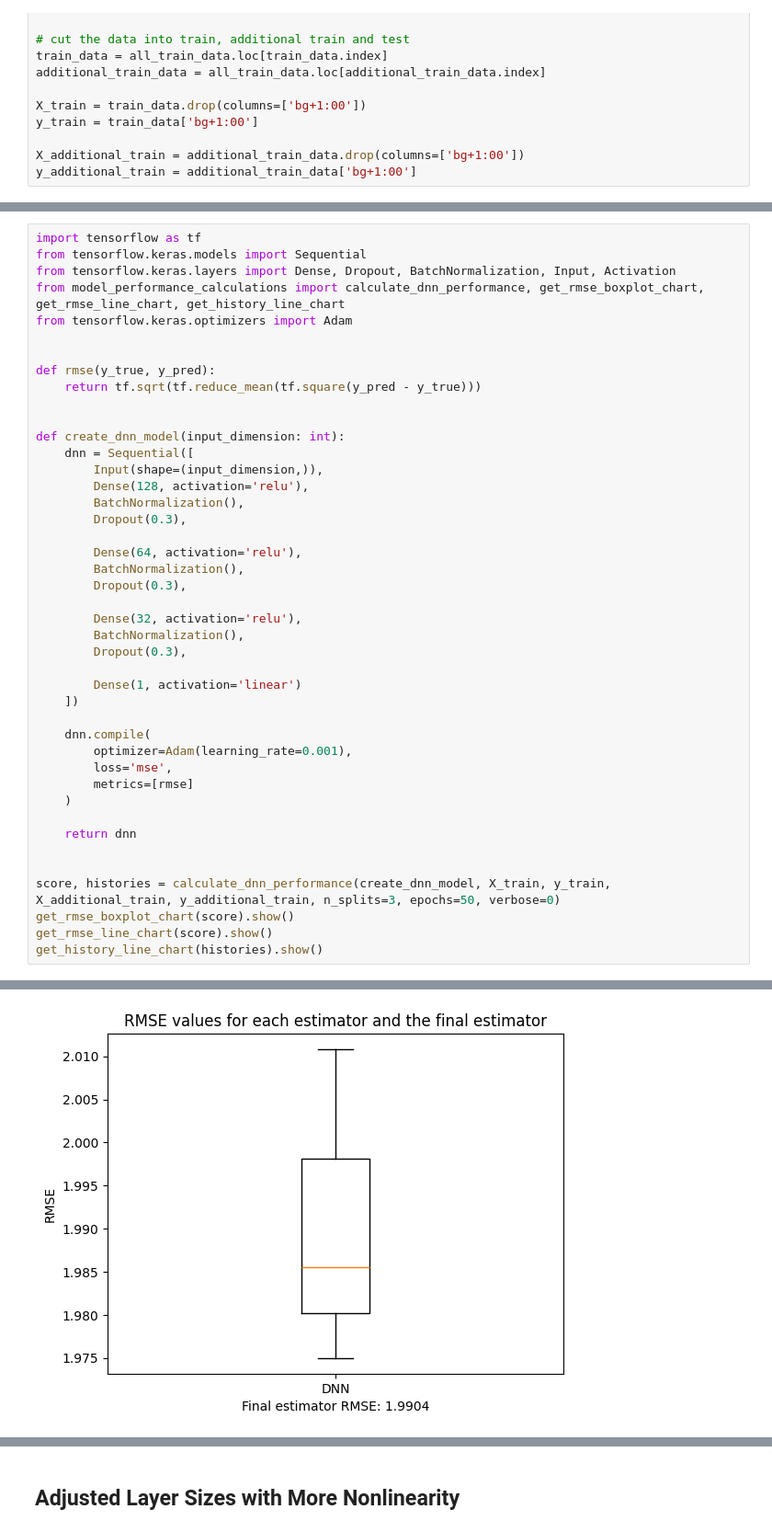
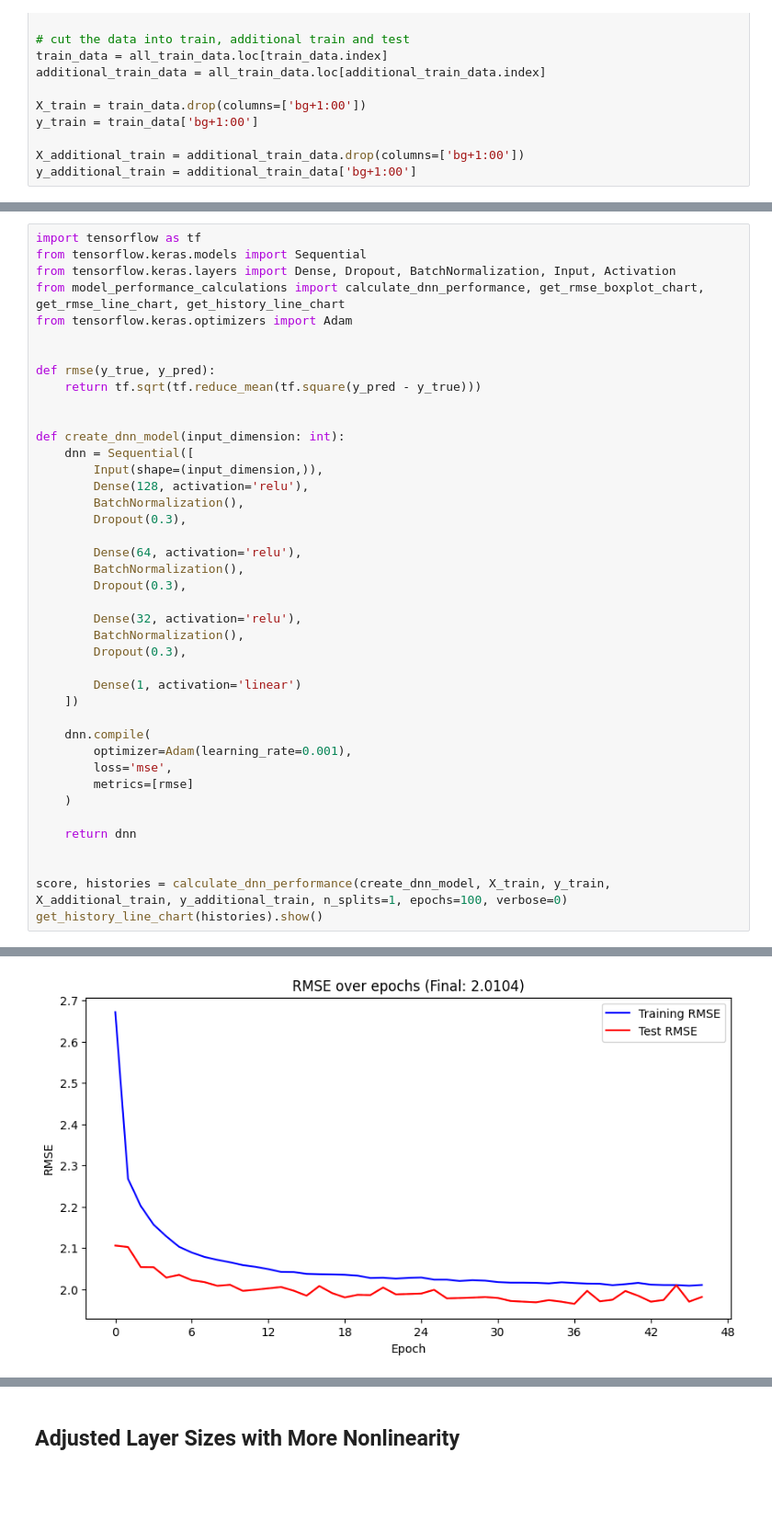
Before and after one commit to masaver/brist1d, a Jupyter notebook: notebooks/ralf/modelling/3.30-global-model-bg-insulin-cals-hr-steps-1hs-5min/04-model-DNN-architectures-to-test.ipynb, the cells around one changed output, grey strips where cells are left out. Shown at 92% size. Cells and saved outputs as stored; diff of their text form; blank space fills up the shorter version.

Commit message:
Update Model 3.30

```diff
--- a/notebooks/ralf/modelling/3.30-global-model-bg-insulin-cals-hr-steps-1hs-5min/04-model-DNN-architectures-to-test.ipynb
+++ b/notebooks/ralf/modelling/3.30-global-model-bg-insulin-cals-hr-steps-1hs-5min/04-model-DNN-architectures-to-test.ipynb
@@ -61,8 +61,6 @@ def create_dnn_model(input_dimension: int):
     return dnn
 
 
-score, histories = calculate_dnn_performance(create_dnn_model, X_train, y_train, X_additional_train, y_additional_train, n_splits=3, epochs=50, verbose=0)
-get_rmse_boxplot_chart(score).show()
-get_rmse_line_chart(score).show()
+score, histories = calculate_dnn_performance(create_dnn_model, X_train, y_train, X_additional_train, y_additional_train, n_splits=1, epochs=100, verbose=0)
 get_history_line_chart(histories).show()
 # %% [output]
@@ -76 +68 @@ Final estimator MAE: 1.4820631237355482
-[figure, old version]
+[figure, new version]
```
Also changed, not shown: parts of 16 cells of this notebook, 9 other files.
